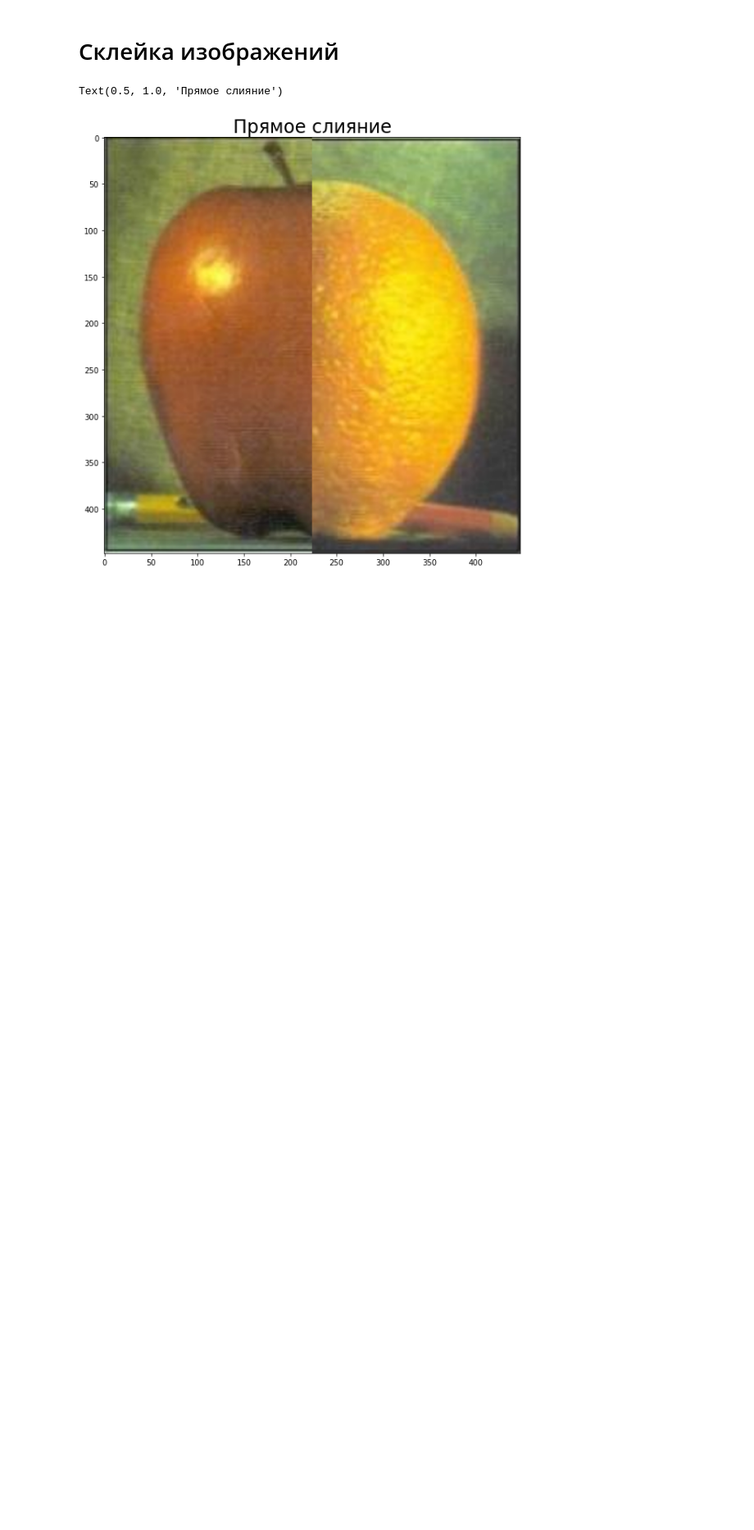
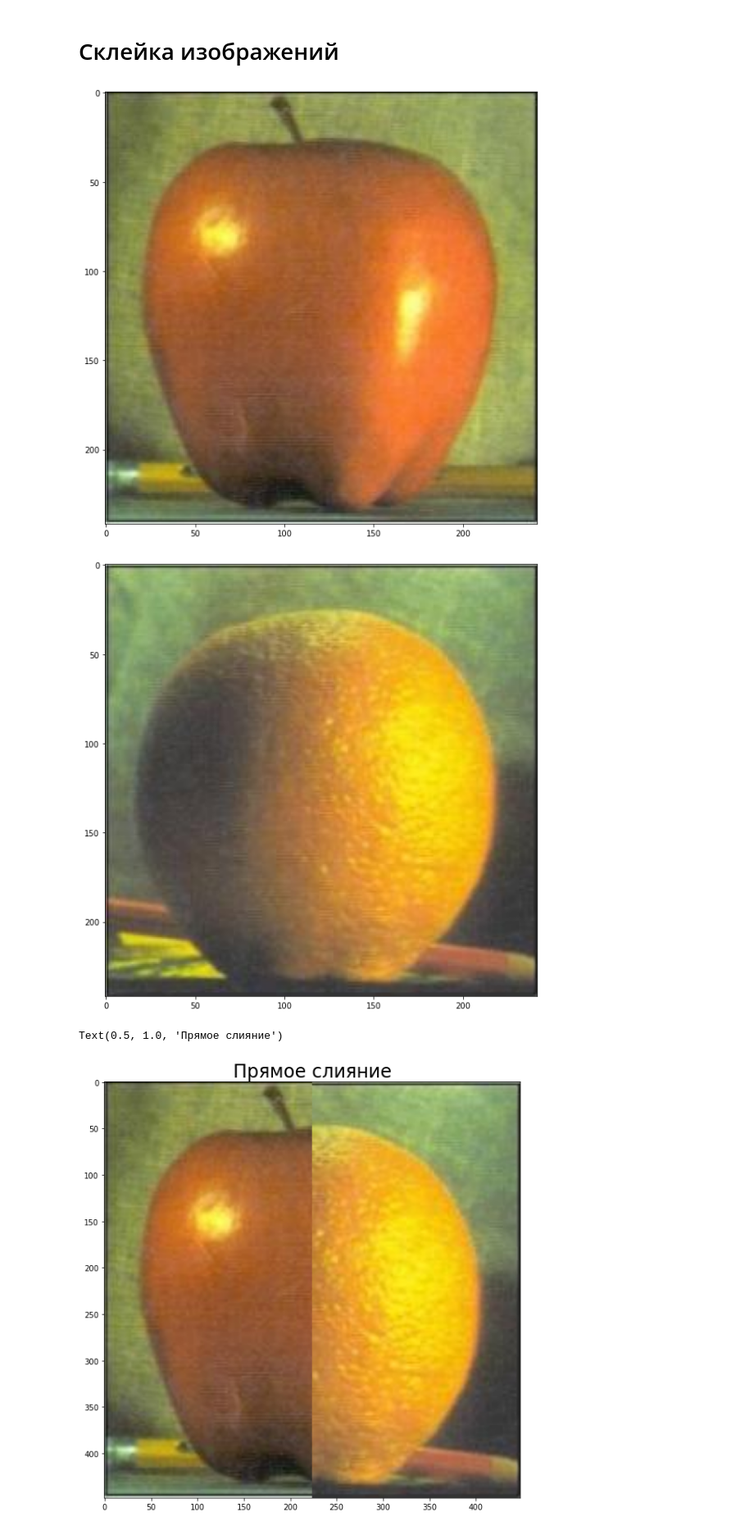
Before and after one commit to EgorVyhodcev/LR-13-TRO, a Jupyter notebook: laplacian.ipynb, the cells around one changed output. Shown at 82% size. Drawn from its saved outputs; the diff is of its cells as text; code cells hidden in the pictures; blank space fills up the shorter version.

```diff
--- a/laplacian.ipynb
+++ b/laplacian.ipynb
@@ -56,9 +56,18 @@ def image_merging (A, B):
 # %%
 image1 = cv2.imread('Apple.png', 3)
 A = cv2.resize(image1, (448, 448), interpolation=cv2.INTER_CUBIC)
+plt.figure(figsize=(10,10))
+plt.imshow(cv2.cvtColor(image1, cv2.COLOR_BGR2RGB))
+
 image2 = cv2.imread('Orange.png', 3)
 B = cv2.resize(image2, (448, 448), interpolation=cv2.INTER_CUBIC)
+plt.figure(figsize=(10,10))
+plt.imshow(cv2.cvtColor(image2, cv2.COLOR_BGR2RGB))
+
 direct_merged, lapl_merge = image_merging(A, B)
+# %% [output]
+[figure, added]
+[figure, added]
 # %%
 plt.figure(figsize=(10,10))
 plt.imshow(cv2.cvtColor(direct_merged, cv2.COLOR_BGR2RGB))
```
